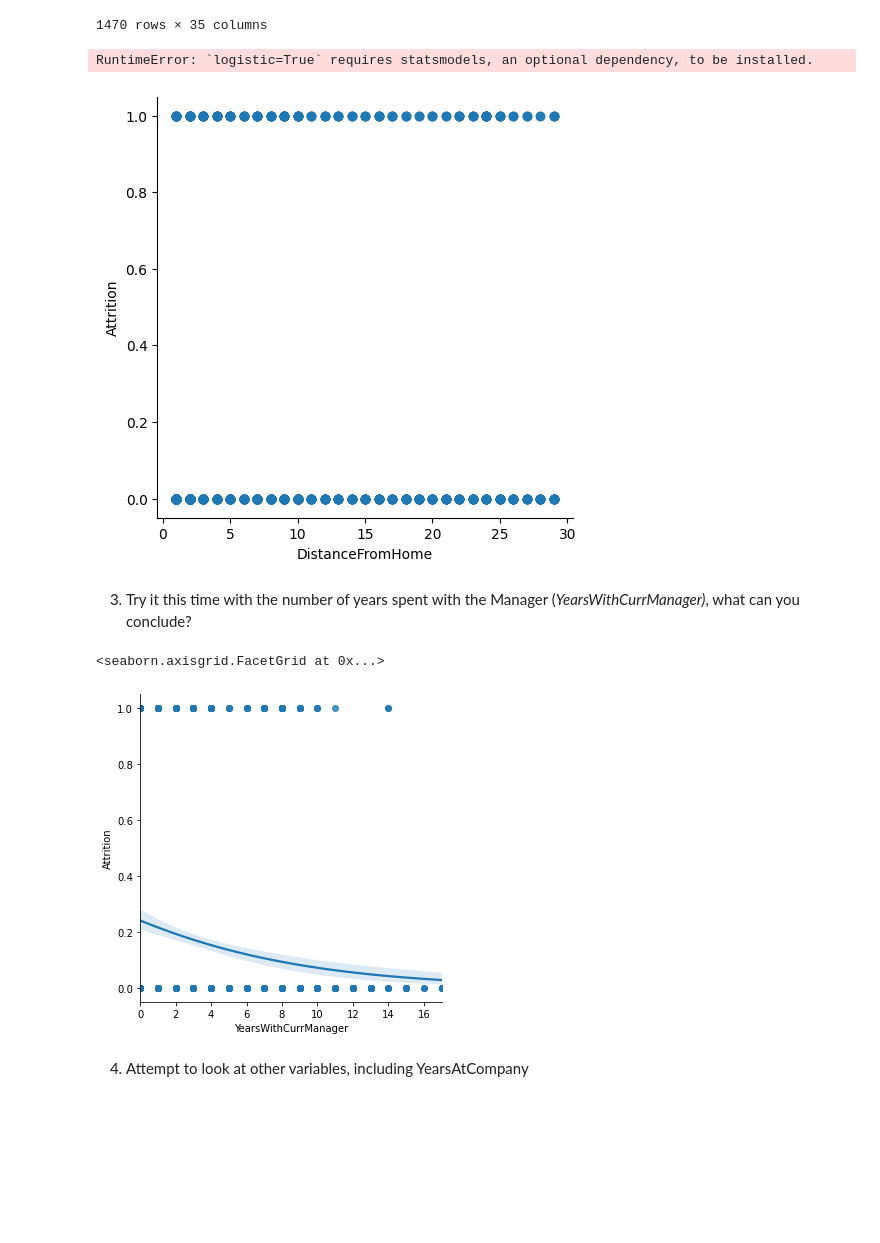
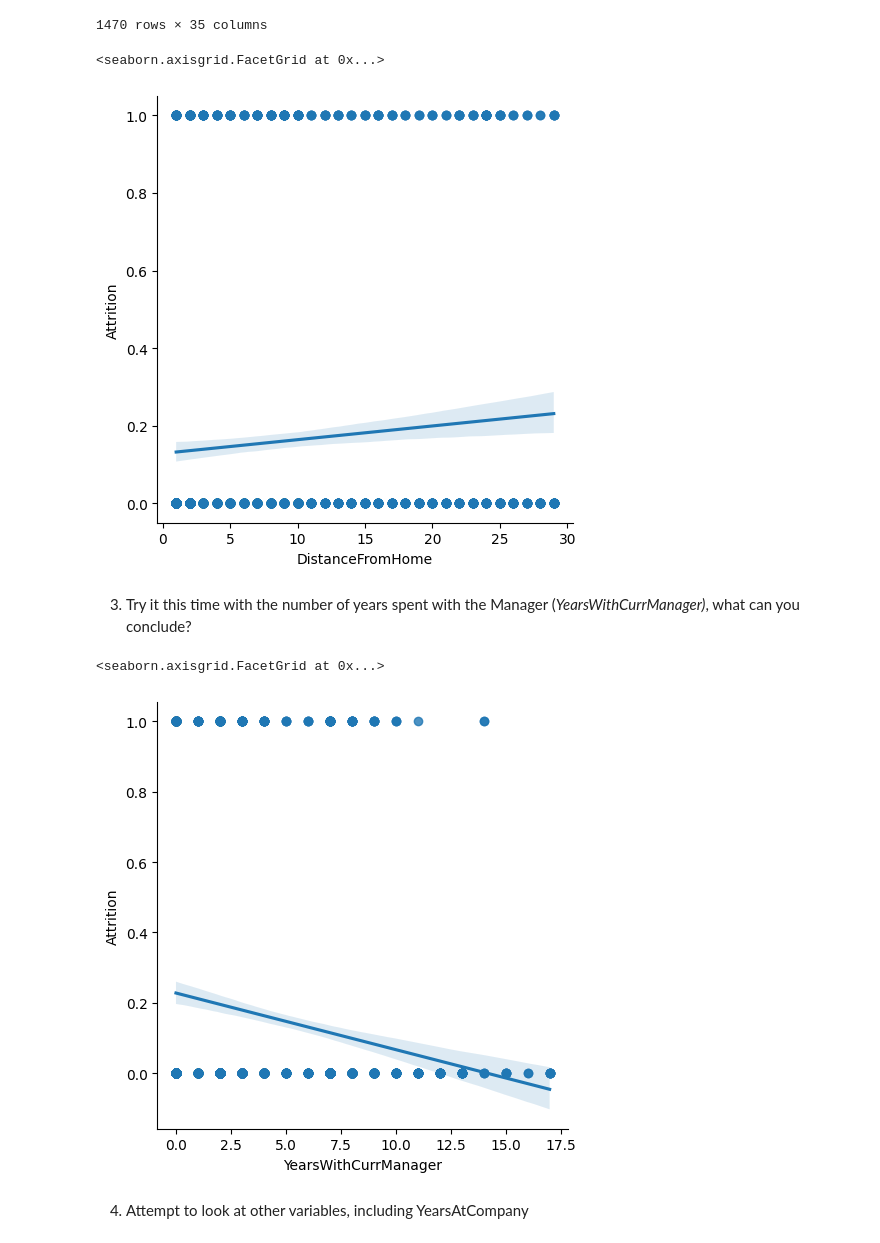
Before and after one commit to Jeffrey1712/Exploratory-Data-Analysis, a Jupyter notebook: 02c-Linear_relationships_solutions.ipynb, the cells around one changed output. Cells and saved outputs as stored; diff of their text form; code cells hidden in the pictures; blank space fills up the shorter version.

```diff
--- a/02c-Linear_relationships_solutions.ipynb
+++ b/02c-Linear_relationships_solutions.ipynb
@@ -43,17 +43,17 @@ dataset
 | 1469 | 34 | 0 | Travel_Rarely | 628 | Research & Development | 8 | 3 | ... |
 1470 rows × 35 columns
 # %%
-sns.lmplot(x="DistanceFromHome", y="Attrition", data= dataset, logistic = True)
+sns.lmplot(x="DistanceFromHome", y="Attrition", data= dataset)
 # %% [output]
-RuntimeError: `logistic=True` requires statsmodels, an optional dependency, to be installed.
+<seaborn.axisgrid.FacetGrid at 0x...>
-[figure, old version]
+[figure, new version]
 # %% [markdown]
 3. Try it this time with the number of years spent with the Manager (_YearsWithCurrManager)_, what can you conclude?
 # %%
-sns.lmplot(x="YearsWithCurrManager", y="Attrition", data= dataset, logistic = True)
+sns.lmplot(x="YearsWithCurrManager", y="Attrition", data= dataset)
 # %% [output]
 <seaborn.axisgrid.FacetGrid at 0x...>
-[figure, old version]
+[figure, new version]
 # %% [markdown]
 4. Attempt to look at other variables, including YearsAtCompany
 # %%
```
Also changed, not shown: parts of 3 cells of this notebook.
